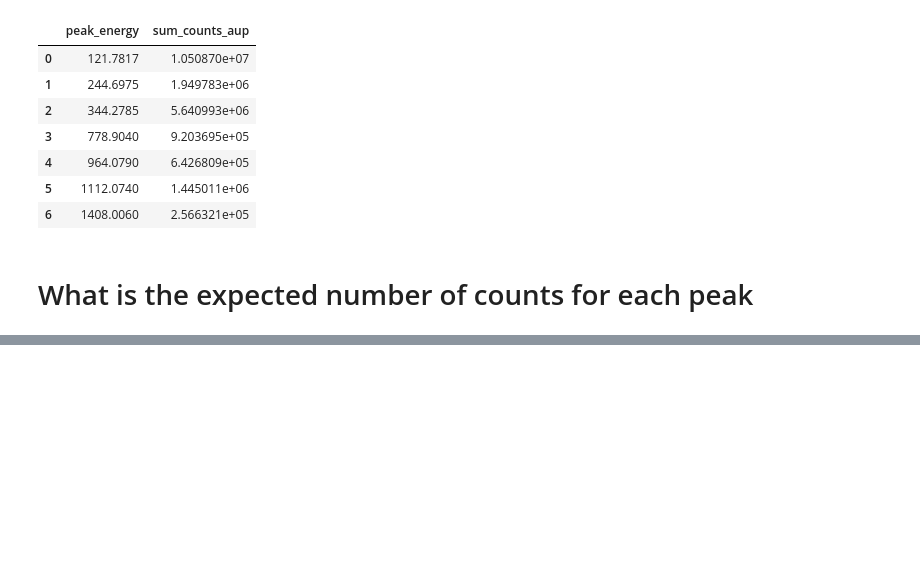
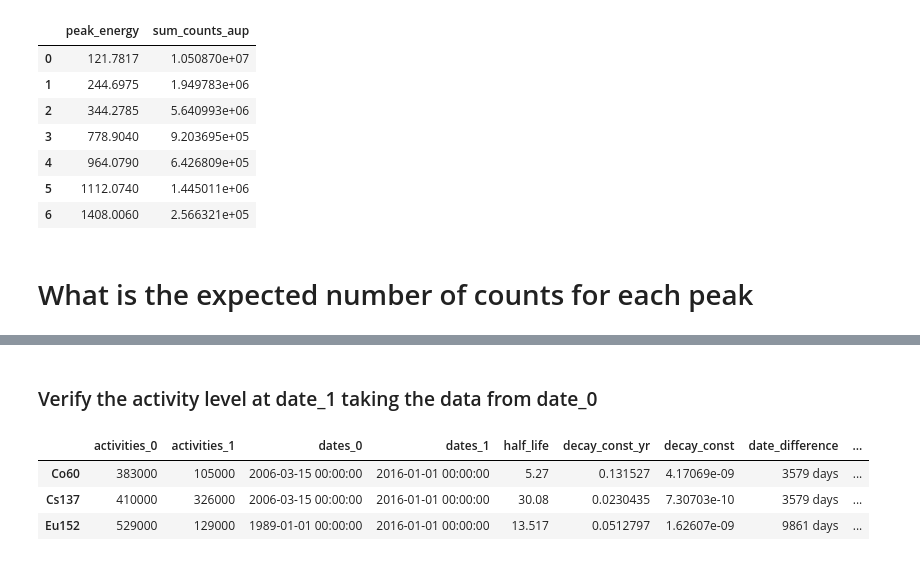
Before and after one commit to kromerh/phd_python, a Jupyter notebook: 07.IndiumActivation/07.Indium.01.Calibration.ipynb, the cells around one changed output, grey strips where cells are left out. Cells and saved outputs as stored; diff of their text form; code cells hidden in the pictures; blank space fills up the shorter version.

```diff
--- a/07.IndiumActivation/07.Indium.01.Calibration.ipynb
+++ b/07.IndiumActivation/07.Indium.01.Calibration.ipynb
@@ -1021,3 +1021,17 @@ df_aup
 | 6 | 1408.0060 | 2.566321e+05 |
 # %% [markdown]
 # What is the expected number of counts for each peak
+# %%
+activities_0 = {'Eu152': 5.29e5, 'Cs137': 4.1e5, 'Co60': 3.83e5} # in Bq
+dates_0 = {'Eu152': pd.to_datetime('01.01.1989', format='%d.%m.%Y'), 'Cs137': pd.to_datetime('15.03.2006', format='%d.%m.%Y'), 'Co60': pd.to_datetime('15.03.2006', format='%d.%m.%Y')}
+
+activities_1 = {'Eu152': 1.29e5, 'Cs137': 3.26e5, 'Co60': 1.05e5} # in Bq
+dates_1 = {'Eu152': pd.to_datetime('01.01.2016'), 'Cs137': pd.to_datetime('01.01.2016'), 'Co60': pd.to_datetime('01.01.2016')}
+
+half_life = {'Eu152': 13.517, 'Cs137': 30.08, 'Co60': 5.27}  # years
+
+df_sources = pd.DataFrame([activities_0, activities_1, dates_0, dates_1, half_life]).T
+df_sources.columns = ['activities_0', 'activities_1', 'dates_0', 'dates_1', 'half_life']
+# add units
+units = {'activities_0': '1/s', 'activities_1': '1/s', 'dates_0': 'datetime at activities_0', 'dates_1': 'datetime at activities_1', 'half_life': 'years'}
+df_sources.head()
@@ -1023,0 +1051,5 @@ df_aup
+# %%
+df_sources['decay_const_yr'] = np.log(2)/df_sources['half_life']
+df_sources['decay_const'] = df_sources['decay_const_yr']/(365*24*60*60)
+units['decay_const_yr'] = '1/year'
+units['decay_const'] = '1/s'
@@ -1023,0 +1073,26 @@ df_aup
+# %% [markdown]
+### Verify the activity level at date_1 taking the data from date_0
+# %%
+def decayLaw(A0,t,decay):
+    # A0: activity at t0
+    # t: time in s
+    # decay: decay constant in s
+    return A0*np.exp(-t*decay)
+# %%
+df_sources['date_difference'] = df_sources['dates_1'] - df_sources['dates_0']
+df_sources['date_difference_s'] = df_sources['date_difference'].dt.days * 24*60*60
+
+df_sources['date_difference_meas_0_s'] = (pd.to_datetime('2019-03-11', format='%Y-%m-%d') - df_sources['dates_0']).dt.days * 24*60*60
+df_sources['date_difference_meas_1_s'] = (pd.to_datetime('2019-03-11', format='%Y-%m-%d') - df_sources['dates_1']).dt.days * 24*60*60
+
+
+df_sources['activities_1_from_0'] = df_sources.apply(lambda x: decayLaw(x['activities_0'], x['date_difference_s'], x['decay_const']), axis=1)
+df_sources['activities_meas_from_0'] = df_sources.apply(lambda x: decayLaw(x['activities_0'], x['date_difference_meas_0_s'], x['decay_const']), axis=1)
+
+df_sources['activities_meas_from_1'] = df_sources.apply(lambda x: decayLaw(x['activities_1'], x['date_difference_meas_1_s'], x['decay_const']), axis=1)
+df_sources.head()
+# %% [output]
+|  | activities_0 | activities_1 | dates_0 | dates_1 | half_life | decay_const_yr | decay_const | date_difference | ... |
+| Co60 | 383000 | 105000 | 2006-03-15 00:00:00 | 2016-01-01 00:00:00 | 5.27 | 0.131527 | 4.17069e-09 | 3579 days | ... |
+| Cs137 | 410000 | 326000 | 2006-03-15 00:00:00 | 2016-01-01 00:00:00 | 30.08 | 0.0230435 | 7.30703e-10 | 3579 days | ... |
+| Eu152 | 529000 | 129000 | 1989-01-01 00:00:00 | 2016-01-01 00:00:00 | 13.517 | 0.0512797 | 1.62607e-09 | 9861 days | ... |
```
Also changed, not shown: parts of 6 cells of this notebook, 3 other files.
